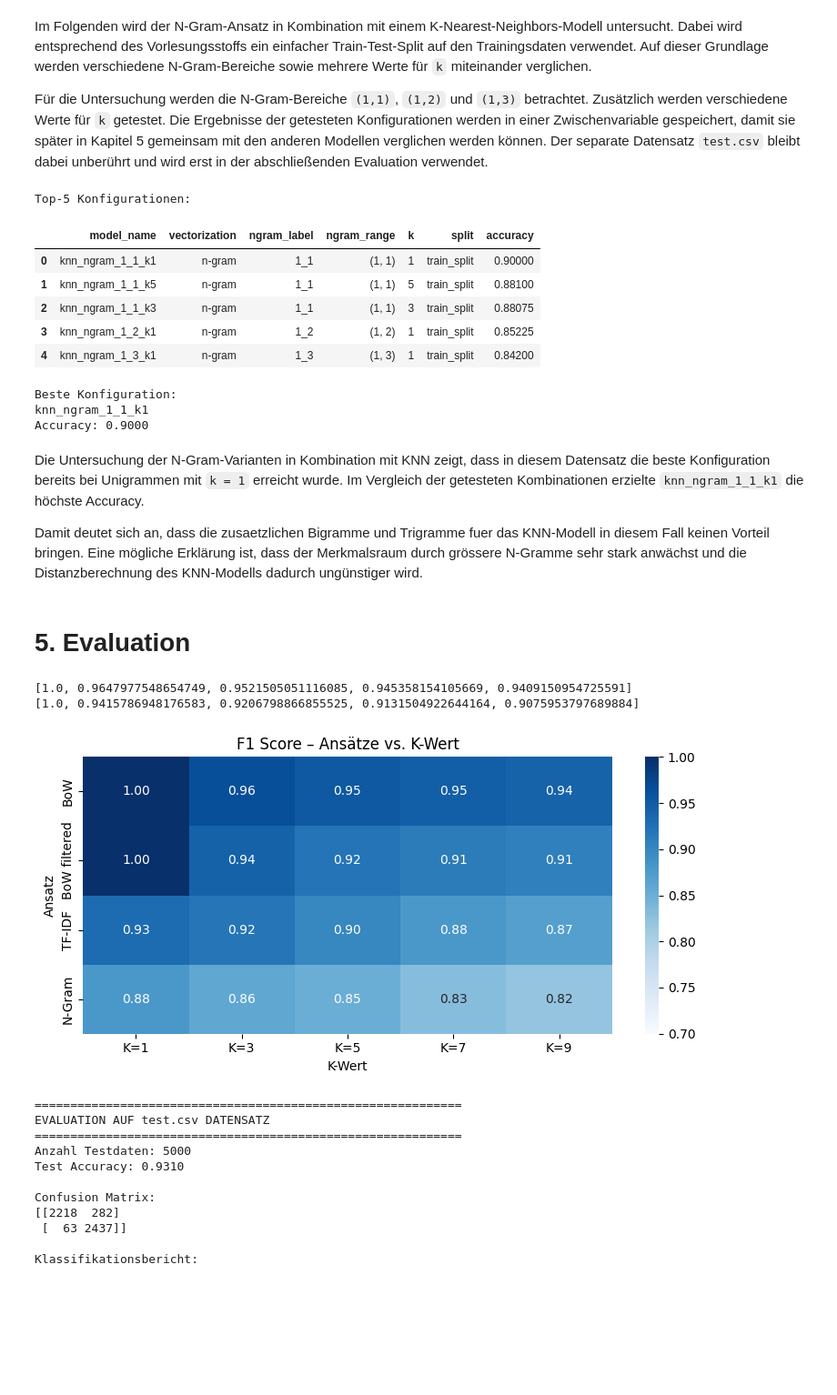
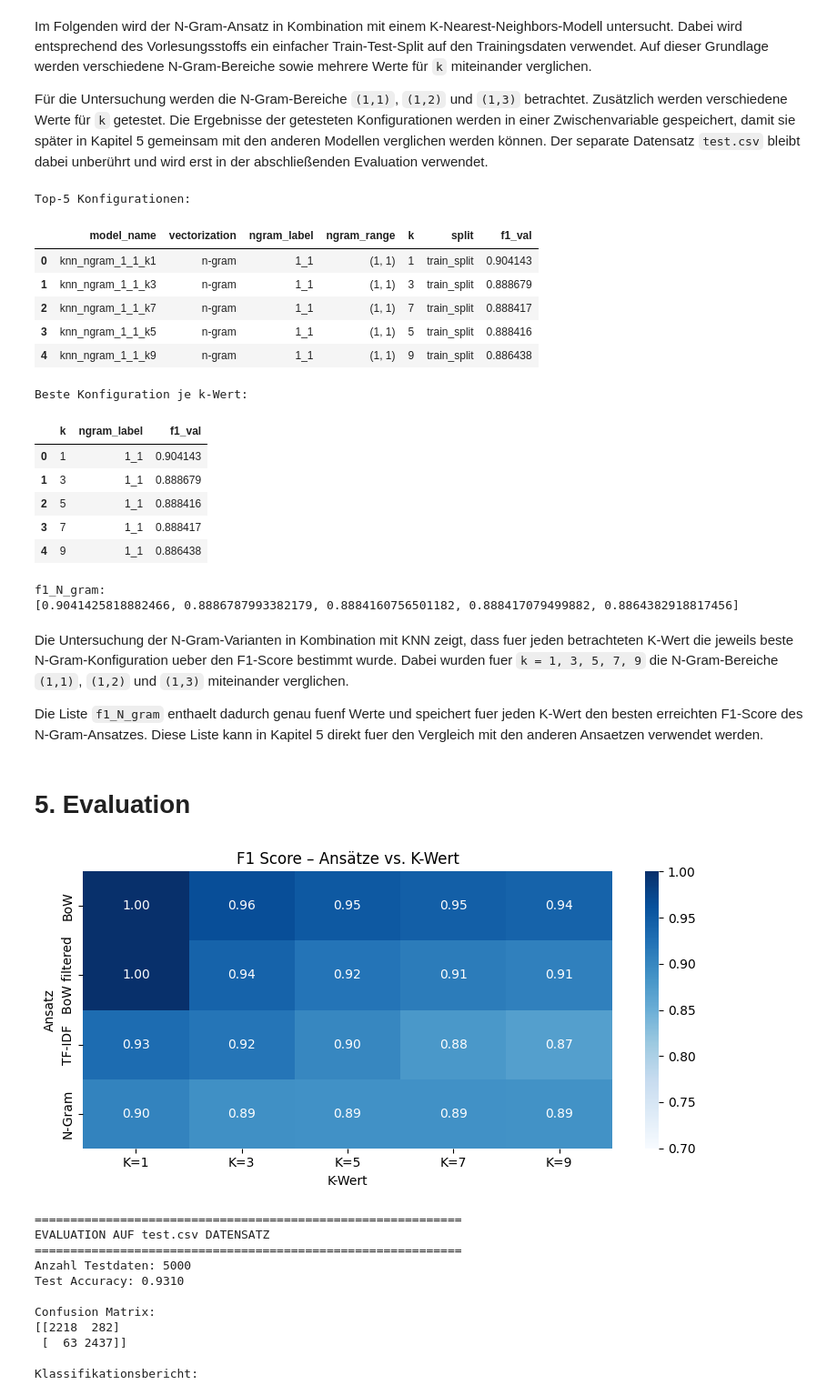
Before and after one commit to andreashubertus/DSundKI2, a Jupyter notebook: main.ipynb, the cells around one changed output. Shown at 91% size. Saved outputs shown, nothing was run; the diff lists cells and outputs as text; code cells hidden in the pictures; blank space fills up the shorter version.

Commit message:
change N-gram evaluation

```diff
--- a/main.ipynb
+++ b/main.ipynb
@@ -589,7 +589,7 @@ Für die Untersuchung werden die N-Gram-Bereiche `(1,1)`, `(1,2)` und `(1,3)` be
 # %%
 import pandas as pd
 from sklearn.feature_extraction.text import CountVectorizer
-from sklearn.metrics import accuracy_score
+from sklearn.metrics import f1_score
 from sklearn.model_selection import train_test_split
 from sklearn.neighbors import KNeighborsClassifier
 
@@ -602,7 +602,7 @@ X_train, X_test, y_train, y_test = train_test_split(
 )
 
 candidate_ngram_ranges = [(1, 1), (1, 2), (1, 3)]
-candidate_k_values = [1, 3, 5]
+candidate_k_values = [1, 3, 5, 7, 9]
 
 ngram_search_results = []
 
@@ -623,36 +623,53 @@ for ngram_range in candidate_ngram_ranges:
             "ngram_range": ngram_range,
             "k": k,
             "split": "train_split",
-            "accuracy": accuracy_score(y_test, y_pred)
+            "f1_val": f1_score(y_test, y_pred)
         })
 
 ngram_search_df = pd.DataFrame(ngram_search_results).sort_values(
-    by="accuracy", ascending=False
+    by="f1_val", ascending=False
 ).reset_index(drop=True)
 
+best_per_k_ngram = (
+    ngram_search_df
+    .sort_values(["k", "f1_val"], ascending=[True, False])
+    .drop_duplicates(subset="k", keep="first")
+    .sort_values("k")
+    .reset_index(drop=True)
+)
+
+f1_N_gram = best_per_k_ngram["f1_val"].tolist()
 best_ngram_result = ngram_search_df.iloc[0].to_dict()
 
 print("Top-5 Konfigurationen:")
 display(ngram_search_df.head())
 
-print("Beste Konfiguration:")
-print(best_ngram_result["model_name"])
-print(f"Accuracy: {best_ngram_result['accuracy']:.4f}")
+print("\nBeste Konfiguration je k-Wert:")
+display(best_per_k_ngram[["k", "ngram_label", "f1_val"]])
+
+print("f1_N_gram:")
+print(f1_N_gram)
 # %% [output]
 Top-5 Konfigurationen:
-|  | model_name | vectorization | ngram_label | ngram_range | k | split | accuracy |
-| 0 | knn_ngram_1_1_k1 | n-gram | 1_1 | (1, 1) | 1 | train_split | 0.90000 |
-| 1 | knn_ngram_1_1_k5 | n-gram | 1_1 | (1, 1) | 5 | train_split | 0.88100 |
-| 2 | knn_ngram_1_1_k3 | n-gram | 1_1 | (1, 1) | 3 | train_split | 0.88075 |
-| 3 | knn_ngram_1_2_k1 | n-gram | 1_2 | (1, 2) | 1 | train_split | 0.85225 |
-| 4 | knn_ngram_1_3_k1 | n-gram | 1_3 | (1, 3) | 1 | train_split | 0.84200 |
+|  | model_name | vectorization | ngram_label | ngram_range | k | split | f1_val |
+| 0 | knn_ngram_1_1_k1 | n-gram | 1_1 | (1, 1) | 1 | train_split | 0.904143 |
+| 1 | knn_ngram_1_1_k3 | n-gram | 1_1 | (1, 1) | 3 | train_split | 0.888679 |
+| 2 | knn_ngram_1_1_k7 | n-gram | 1_1 | (1, 1) | 7 | train_split | 0.888417 |
+| 3 | knn_ngram_1_1_k5 | n-gram | 1_1 | (1, 1) | 5 | train_split | 0.888416 |
+| 4 | knn_ngram_1_1_k9 | n-gram | 1_1 | (1, 1) | 9 | train_split | 0.886438 |
-Beste Konfiguration:
-knn_ngram_1_1_k1
-Accuracy: 0.9000
+Beste Konfiguration je k-Wert:
+|  | k | ngram_label | f1_val |
+| 0 | 1 | 1_1 | 0.904143 |
+| 1 | 3 | 1_1 | 0.888679 |
+| 2 | 5 | 1_1 | 0.888416 |
+| 3 | 7 | 1_1 | 0.888417 |
+| 4 | 9 | 1_1 | 0.886438 |
+f1_N_gram:
+[0.9041425818882466, 0.8886787993382179, 0.8884160756501182, 0.888417079499882, 0.8864382918817456]
 # %% [markdown]
-Die Untersuchung der N-Gram-Varianten in Kombination mit KNN zeigt, dass in diesem Datensatz die beste Konfiguration bereits bei Unigrammen mit `k = 1` erreicht wurde. Im Vergleich der getesteten Kombinationen erzielte `knn_ngram_1_1_k1` die höchste Accuracy.
+Die Untersuchung der N-Gram-Varianten in Kombination mit KNN zeigt, dass fuer jeden betrachteten K-Wert die jeweils beste N-Gram-Konfiguration ueber den F1-Score bestimmt wurde. Dabei wurden fuer `k = 1, 3, 5, 7, 9` die N-Gram-Bereiche `(1,1)`, `(1,2)` und `(1,3)` miteinander verglichen.
 
-Damit deutet sich an, dass die zusaetzlichen Bigramme und Trigramme fuer das KNN-Modell in diesem Fall keinen Vorteil bringen. Eine mögliche Erklärung ist, dass der Merkmalsraum durch grössere N-Gramme sehr stark anwächst und die Distanzberechnung des KNN-Modells dadurch ungünstiger wird.
+Die Liste `f1_N_gram` enthaelt dadurch genau fuenf Werte und speichert fuer jeden K-Wert den besten erreichten F1-Score des N-Gram-Ansatzes. Diese Liste kann in Kapitel 5 direkt fuer den Vergleich mit den anderen Ansaetzen verwendet werden.
 # %% [markdown]
 # 5. Evaluation
 # %%
@@ -668,37 +685,35 @@ ansaetze = ['BoW','BoW filtered', 'TF-IDF', 'N-Gram']
 f1_Bow = matrix_train[0]
 f1_Bow_filtered = matrix_train[1]
 
 # Füll das mit deinen echten F1-Scores:
 results = {
     'BoW':    f1_Bow,
     "BoW filtered": f1_Bow_filtered ,
     'TF-IDF': [0.93, 0.92, 0.90, 0.88, 0.87],
-    'N-Gram': [0.88, 0.86, 0.85, 0.83, 0.82],
+    'N-Gram': f1_N_gram,
 }
 
 # Matrix aufbauen
 matrix = np.array([results[a] for a in ansaetze])
 
 plt.figure(figsize=(8, 4))
 sns.heatmap(
     matrix,
     annot=True,
     fmt='.2f',
     cmap='Blues',
     xticklabels=[f'K={k}' for k in k_values],
     yticklabels=ansaetze,
     vmin=0.7,   # Farbskala anpassen
     vmax=1.0
 )
 plt.title("F1 Score – Ansätze vs. K-Wert")
 plt.xlabel("K-Wert")
 plt.ylabel("Ansatz")
 plt.tight_layout()
 plt.show()
 # %% [output]
-[1.0, 0.9647977548654749, 0.9521505051116085, 0.945358154105669, 0.9409150954725591]
-[1.0, 0.9415786948176583, 0.9206798866855525, 0.9131504922644164, 0.9075953797689884]
-[figure, old version]
+[figure, new version]
 # %%
 best_k_index_bow = KNeighborsClassifier(n_neighbors=1)
 vectorizer_bow = CountVectorizer()
```
